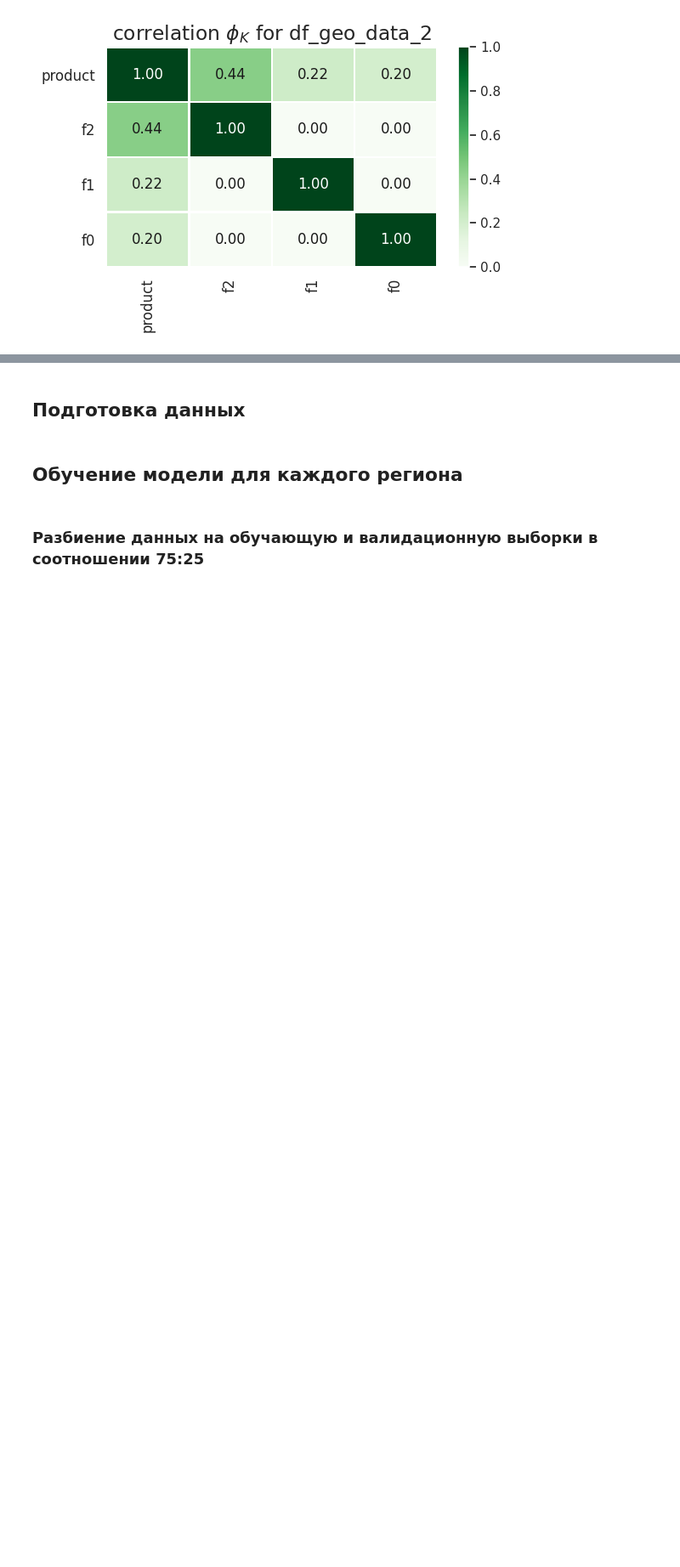
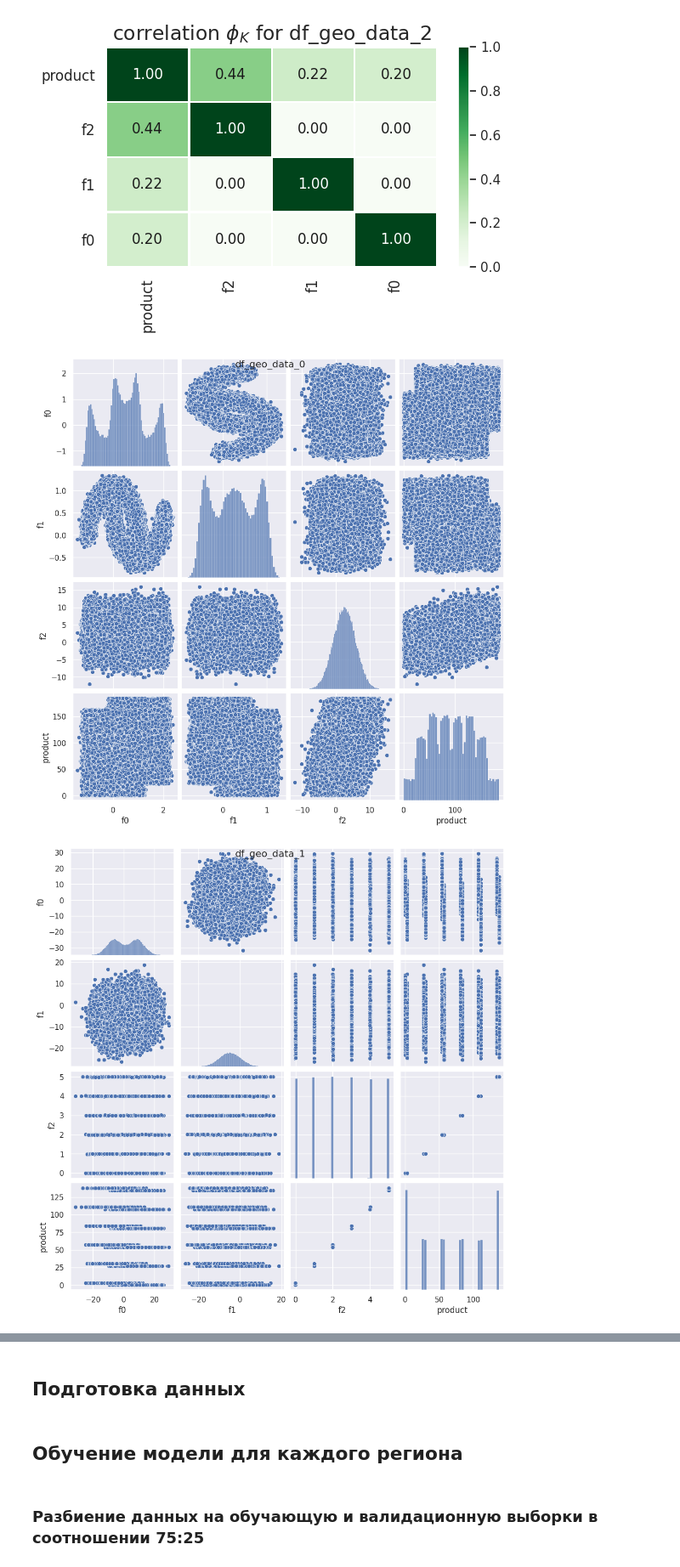
Before and after one commit to theotheo46/yap, a Jupyter notebook: notebooks/oil.ipynb, the cells around one changed output, grey strips where cells are left out. Shown at 85% size. Drawn from its saved outputs; the diff is of its cells as text; code cells hidden in the pictures; blank space fills up the shorter version.

```diff
--- a/notebooks/oil.ipynb
+++ b/notebooks/oil.ipynb
@@ -242,3 +242,15 @@ show_phik_tuple_list(df_tuples_list)
 [figure]
 [figure]
 [figure]
+# %%
+def show_pp_tuple_list(df_tuples_list):
+
+    for df_tuple in df_tuples_list:
+        g = sns.pairplot(df_tuple[1][df_tuple[1].columns.difference(['id'])], height=2.5)
+        g.fig.suptitle(df_tuple[0])
+        plt.show()
+
+show_pp_tuple_list(df_tuples_list)
+# %% [output]
+[figure, added]
+[figure, added]
```
Also changed, not shown: parts of 2 cells of this notebook.
